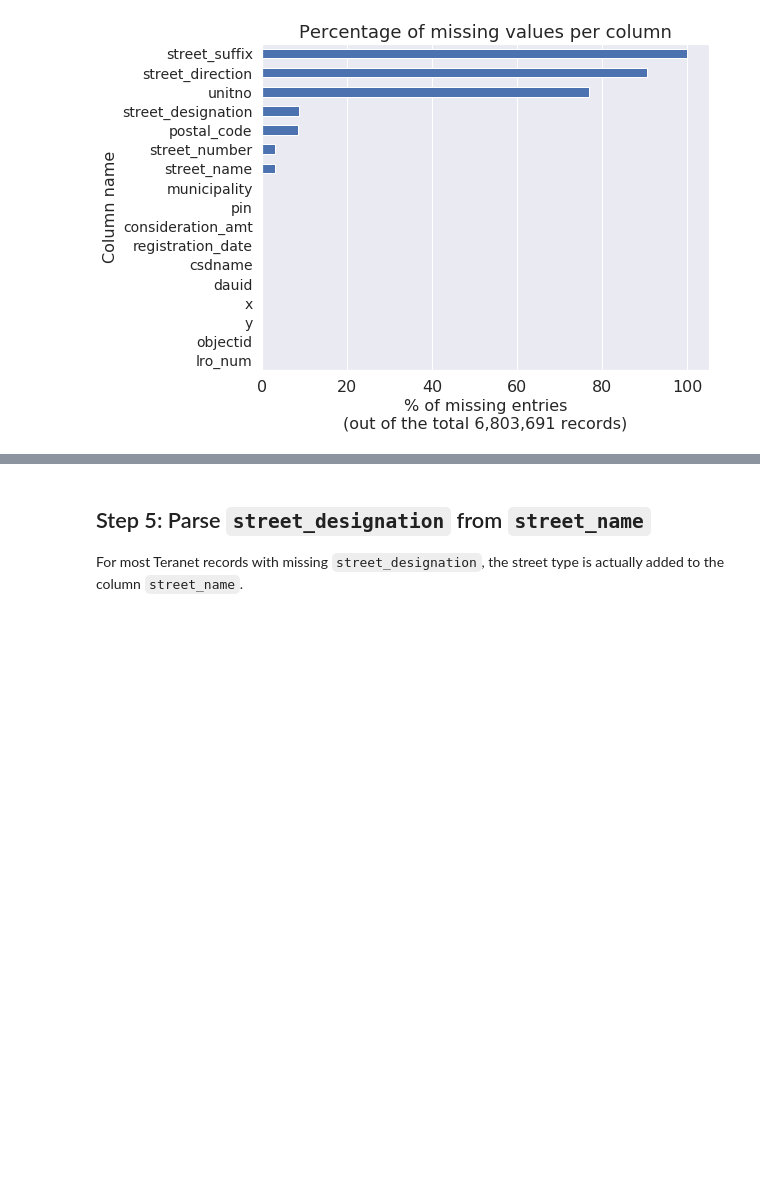
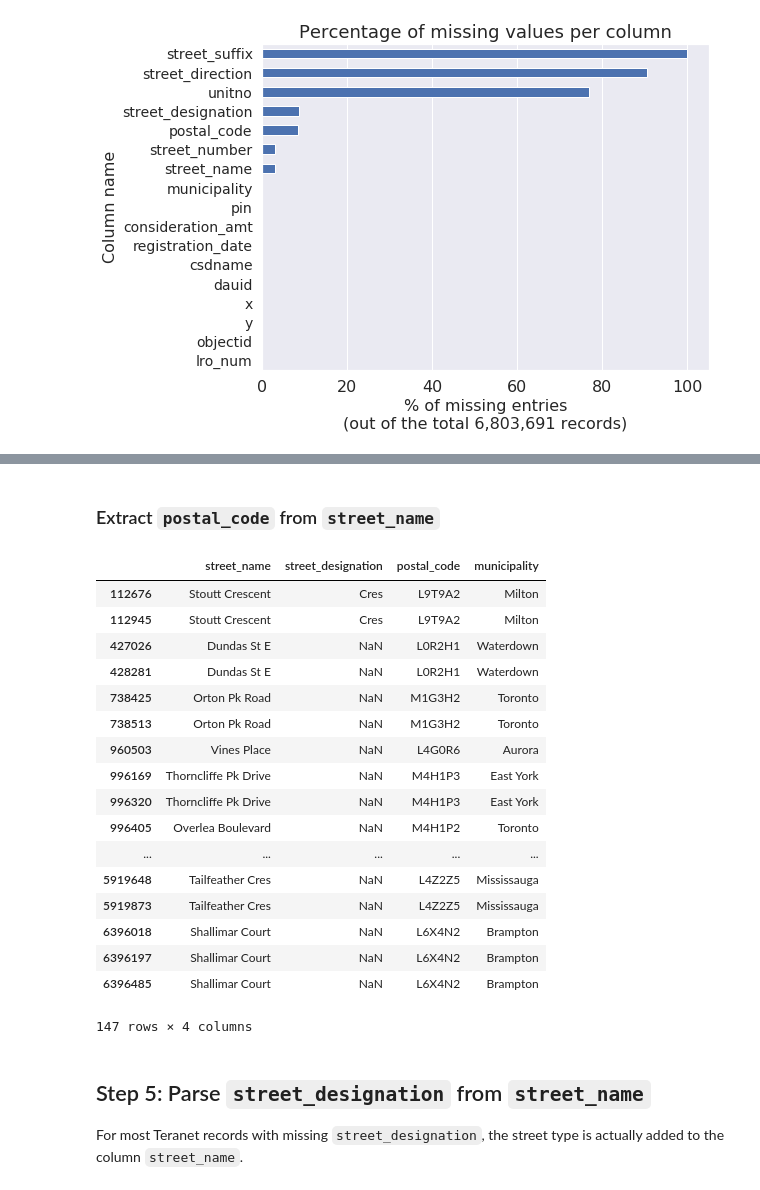
Before and after one commit to stepan-o/geo, a Jupyter notebook: notebooks/2.scrub/2.2_teranet_consistency.ipynb, the cells around one changed output, grey strips where cells are left out. Saved outputs shown, nothing was run; the diff lists cells and outputs as text; code cells hidden in the pictures; blank space fills up the shorter version.

```diff
--- a/notebooks/2.scrub/2.2_teranet_consistency.ipynb
+++ b/notebooks/2.scrub/2.2_teranet_consistency.ipynb
@@ -186,3 +211,30 @@ plt.savefig('results/teranet_na_perc.png', dpi=400, bbox_inches='tight')
+# %% [markdown]
+### Extract `postal_code` from `street_name`
+# %%
+df.loc[mask1, 'postal_code'] = \
+    df.loc[mask1, 'street_name'].str.split().apply(lambda x: x[-1])
+df.loc[mask1, 'street_name'] = \
+    df.loc[mask1, 'street_name'].str.rsplit(' ', 1).apply(lambda x: x[0]).str.strip()
+df.loc[mask1, ['street_name', 'street_designation', 'postal_code', 'municipality']]
+# %% [output]
+|  | street_name | street_designation | postal_code | municipality |
+| 112676 | Stoutt Crescent | Cres | L9T9A2 | Milton |
+| 112945 | Stoutt Crescent | Cres | L9T9A2 | Milton |
+| 427026 | Dundas St E | NaN | L0R2H1 | Waterdown |
+| 428281 | Dundas St E | NaN | L0R2H1 | Waterdown |
+| 738425 | Orton Pk Road | NaN | M1G3H2 | Toronto |
+| 738513 | Orton Pk Road | NaN | M1G3H2 | Toronto |
+| 960503 | Vines Place | NaN | L4G0R6 | Aurora |
+| 996169 | Thorncliffe Pk Drive | NaN | M4H1P3 | East York |
+| 996320 | Thorncliffe Pk Drive | NaN | M4H1P3 | East York |
+| 996405 | Overlea Boulevard | NaN | M4H1P2 | Toronto |
+| ... | ... | ... | ... | ... |
+| 5919648 | Tailfeather Cres | NaN | L4Z2Z5 | Mississauga |
+| 5919873 | Tailfeather Cres | NaN | L4Z2Z5 | Mississauga |
+| 6396018 | Shallimar Court | NaN | L6X4N2 | Brampton |
+| 6396197 | Shallimar Court | NaN | L6X4N2 | Brampton |
+| 6396485 | Shallimar Court | NaN | L6X4N2 | Brampton |
+147 rows × 4 columns
 # %% [markdown]
 ## Step 5: Parse `street_designation` from `street_name`
 For most Teranet records with missing `street_designation`, the street type is actually added to the column `street_name`.
```
Also changed, not shown: parts of 2 cells of this notebook.
